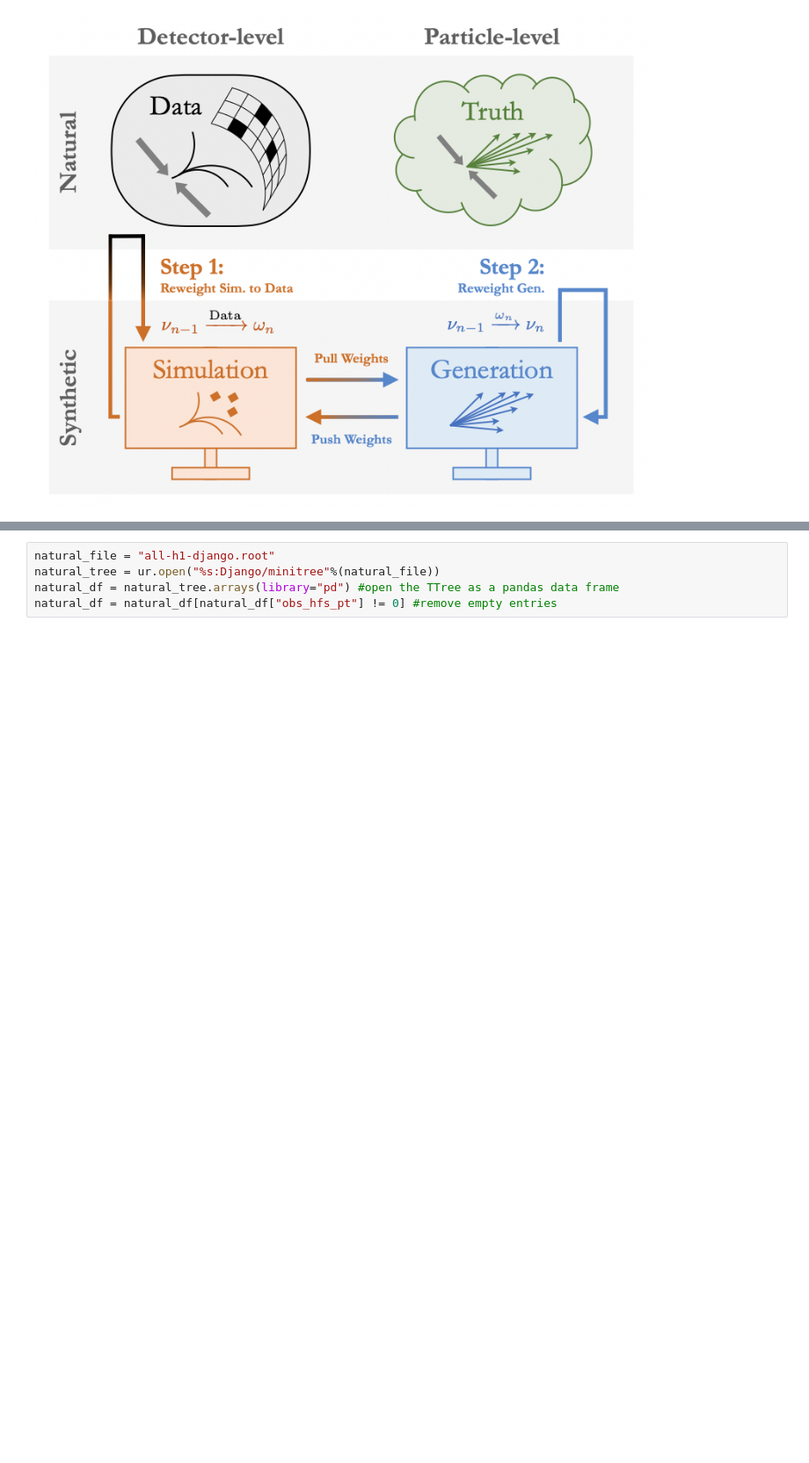
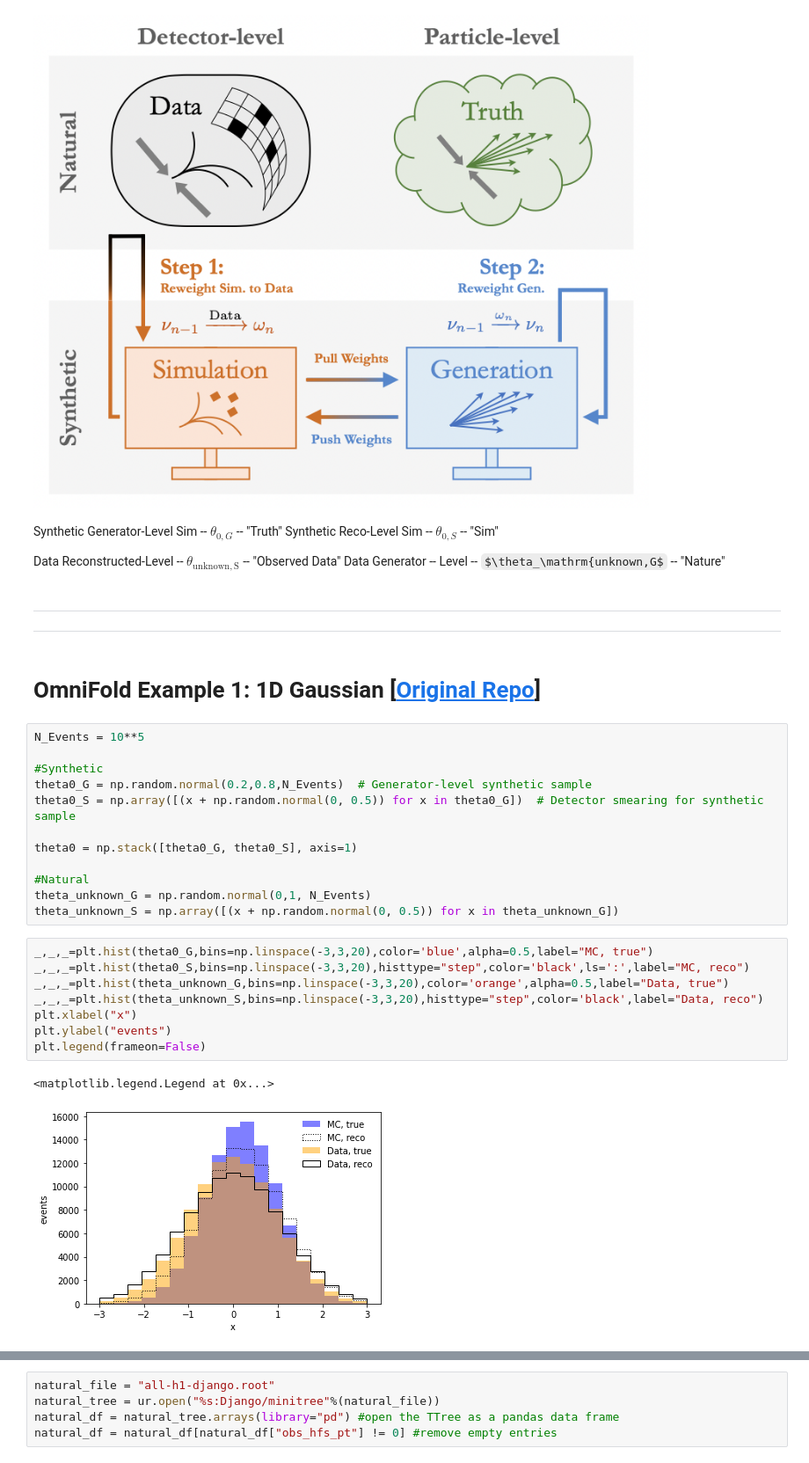
Before and after one commit to ftoralesacosta/AI4EIC_Omnifold, a Jupyter notebook: DIS_Omnifold.ipynb, the cells around one changed output, grey strips where cells are left out. Shown: that part at 88% size. Drawn from its saved outputs; the diff is of its cells as text; some formulas as TeX source; blank space fills up the shorter version.

```diff
--- a/DIS_Omnifold.ipynb
+++ b/DIS_Omnifold.ipynb
@@ -27,3 +24,37 @@ print(gpus)
 Image(filename='Omnifold.png')
 # %% [output]
 [figure]
+# %% [markdown]
+Synthetic Generator-Level Sim -- $\theta_{0,G}$ -- "Truth"
+Synthetic Reco-Level Sim -- $\theta_{0,S}$ -- "Sim"
+
+Data Reconstructed-Level -- $\theta_\mathrm{unknown,S}$ -- "Observed Data"
+Data Generator -- Level -- $\theta_\mathrm{unknown,G$ -- "Nature"
+# %% [markdown]
+___
+___
+# %% [markdown]
+# OmniFold Example 1: 1D Gaussian [[Original Repo](https://github.com/hep-lbdl/OmniFold)]
+# %%
+N_Events = 10**5
+
+#Synthetic
+theta0_G = np.random.normal(0.2,0.8,N_Events)  # Generator-level synthetic sample
+theta0_S = np.array([(x + np.random.normal(0, 0.5)) for x in theta0_G])  # Detector smearing for synthetic sample
+
+theta0 = np.stack([theta0_G, theta0_S], axis=1)
+
+#Natural
+theta_unknown_G = np.random.normal(0,1, N_Events)
+theta_unknown_S = np.array([(x + np.random.normal(0, 0.5)) for x in theta_unknown_G])
+# %%
+_,_,_=plt.hist(theta0_G,bins=np.linspace(-3,3,20),color='blue',alpha=0.5,label="MC, true")
+_,_,_=plt.hist(theta0_S,bins=np.linspace(-3,3,20),histtype="step",color='black',ls=':',label="MC, reco")
+_,_,_=plt.hist(theta_unknown_G,bins=np.linspace(-3,3,20),color='orange',alpha=0.5,label="Data, true")
+_,_,_=plt.hist(theta_unknown_S,bins=np.linspace(-3,3,20),histtype="step",color='black',label="Data, reco")
+plt.xlabel("x")
+plt.ylabel("events")
+plt.legend(frameon=False)
+# %% [output]
+<matplotlib.legend.Legend at 0x...>
+[figure, added]
```
Also changed, not shown: parts of 26 cells of this notebook.
